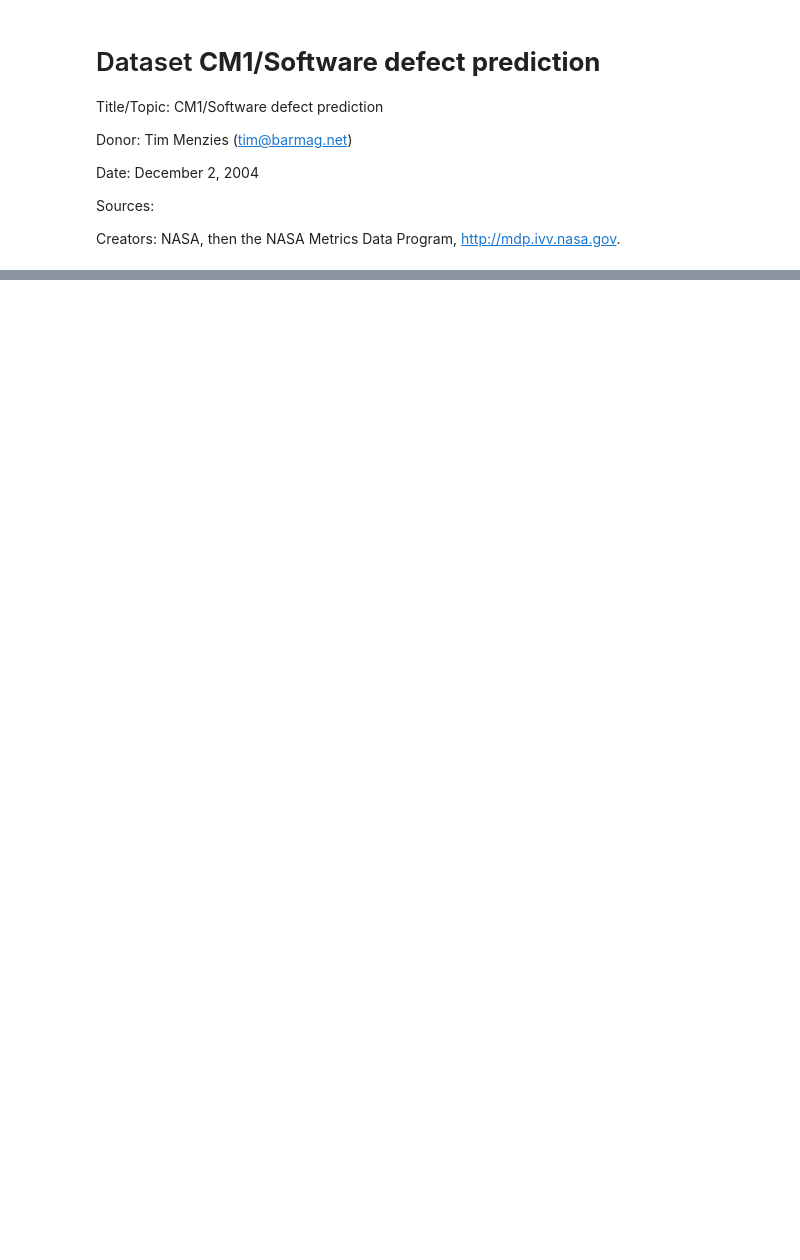
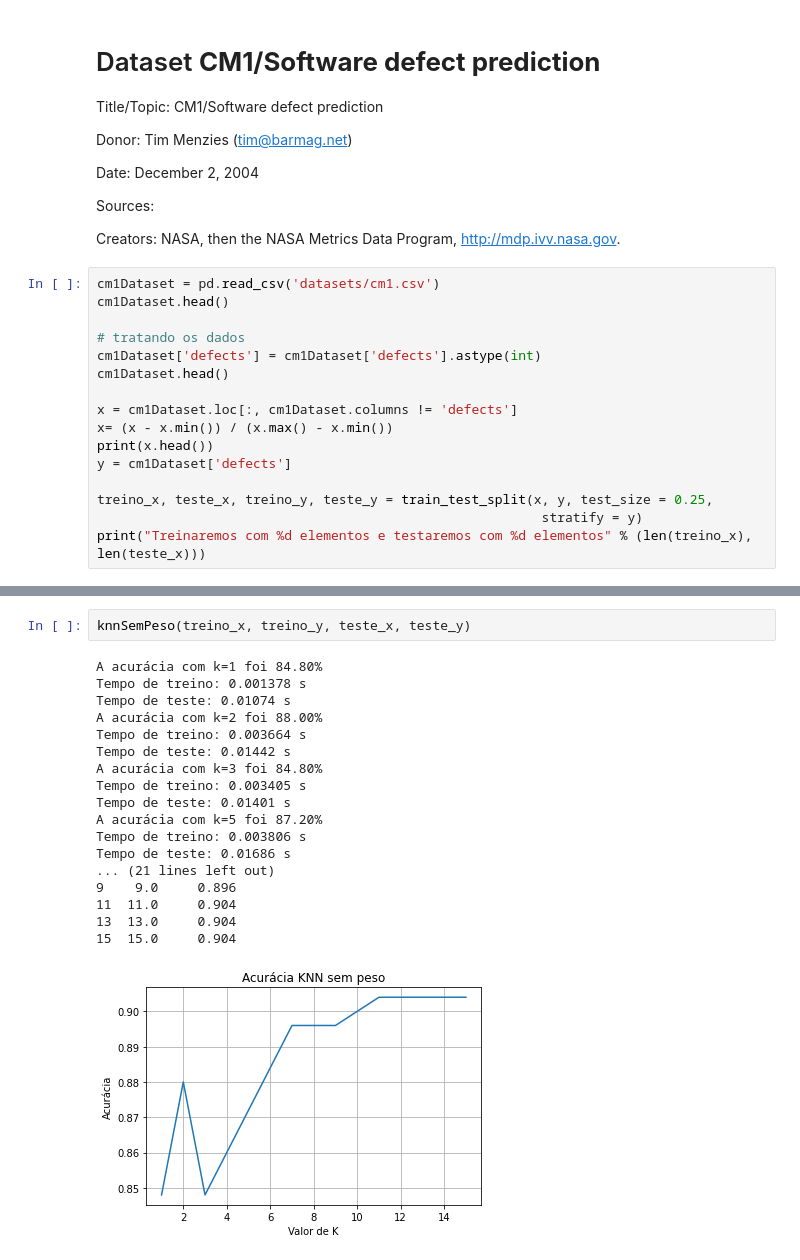
Before and after one commit to vmmelo/lista1-if699-ml, a Jupyter notebook: lista.ipynb, the cells around one changed output, grey strips where cells are left out. Drawn from its saved outputs; the diff is of its cells as text; blank space fills up the shorter version.

```diff
--- a/lista.ipynb
+++ b/lista.ipynb
@@ -197,3 +264,19 @@ Sources:
 Creators:
 NASA, then the NASA Metrics Data Program,
 http://mdp.ivv.nasa.gov.
+# %%
+cm1Dataset = pd.read_csv('datasets/cm1.csv')
+cm1Dataset.head()
+
+# tratando os dados
+cm1Dataset['defects'] = cm1Dataset['defects'].astype(int)
+cm1Dataset.head()
+
+x = cm1Dataset.loc[:, cm1Dataset.columns != 'defects']
+x= (x - x.min()) / (x.max() - x.min())
+print(x.head())
+y = cm1Dataset['defects']
+
+treino_x, teste_x, treino_y, teste_y = train_test_split(x, y, test_size = 0.25,
+                                                         stratify = y)
+print("Treinaremos com %d elementos e testaremos com %d elementos" % (len(treino_x), len(teste_x)))
@@ -199,0 +301,21 @@ http://mdp.ivv.nasa.gov.
+# %%
+knnSemPeso(treino_x, treino_y, teste_x, teste_y)
+# %% [output]
+A acurácia com k=1 foi 84.80%
+Tempo de treino: 0.001378 s
+Tempo de teste: 0.01074 s
+A acurácia com k=2 foi 88.00%
+Tempo de treino: 0.003664 s
+Tempo de teste: 0.01442 s
+A acurácia com k=3 foi 84.80%
+Tempo de treino: 0.003405 s
+Tempo de teste: 0.01401 s
+A acurácia com k=5 foi 87.20%
+Tempo de treino: 0.003806 s
+Tempo de teste: 0.01686 s
+... (21 lines left out)
+9    9.0     0.896
+11  11.0     0.904
+13  13.0     0.904
+15  15.0     0.904
+[figure, added]
```
Also changed, not shown: parts of 24 cells of this notebook.
